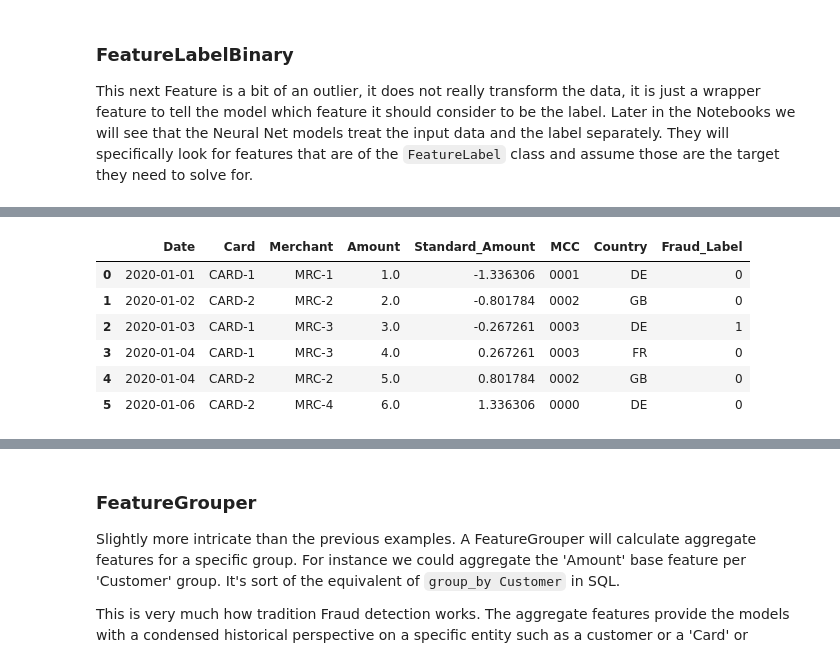
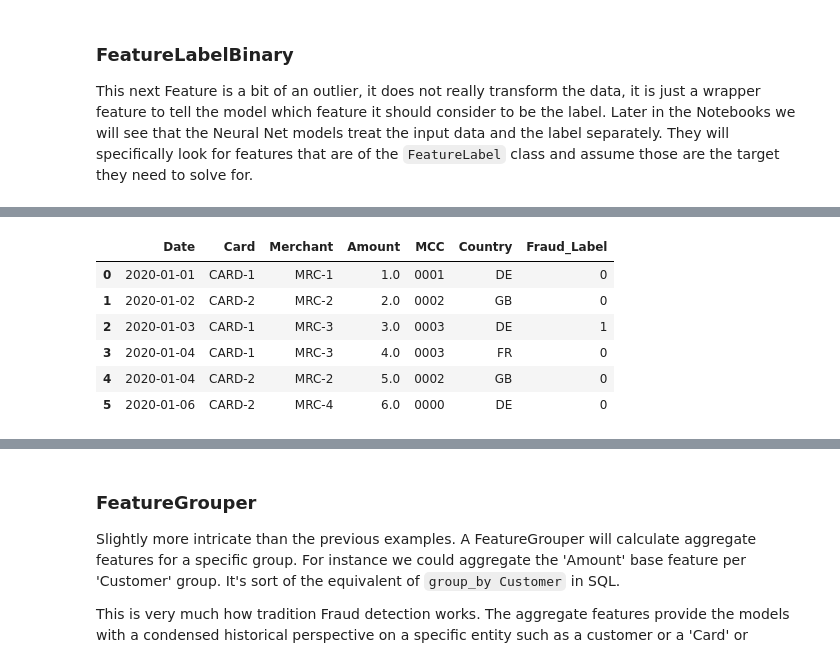
Before and after one commit to t0kk35/eng1n3, a Jupyter notebook: notebooks/01_Intro_into_features.ipynb, the cells around one changed output, grey strips where cells are left out. Saved outputs shown, nothing was run; the diff lists cells and outputs as text; code cells hidden in the pictures.

```diff
--- a/notebooks/01_Intro_into_features.ipynb
+++ b/notebooks/01_Intro_into_features.ipynb
@@ -720,7 +720,7 @@ fraudlabel = ft.FeatureLabelBinary(
     fraud                    # The base feature we want to consider the label.
 )
 
-td = ft.TensorDefinition('Features', [date, card, merchant, amount, standard, mcc, country, fraudlabel])
+td = ft.TensorDefinition('Features', [date, card, merchant, amount, mcc, country, fraudlabel])
 
 with en.EnginePandas(num_threads=1) as e:
     df = e.df_from_csv(td, file, inference=False)
@@ -736,10 +735,10 @@ df
-|  | Date | Card | Merchant | Amount | Standard_Amount | MCC | Country | Fraud_Label |
-| 0 | 2020-01-01 | CARD-1 | MRC-1 | 1.0 | -1.336306 | 0001 | DE | 0 |
-| 1 | 2020-01-02 | CARD-2 | MRC-2 | 2.0 | -0.801784 | 0002 | GB | 0 |
-| 2 | 2020-01-03 | CARD-1 | MRC-3 | 3.0 | -0.267261 | 0003 | DE | 1 |
-| 3 | 2020-01-04 | CARD-1 | MRC-3 | 4.0 | 0.267261 | 0003 | FR | 0 |
-| 4 | 2020-01-04 | CARD-2 | MRC-2 | 5.0 | 0.801784 | 0002 | GB | 0 |
-| 5 | 2020-01-06 | CARD-2 | MRC-4 | 6.0 | 1.336306 | 0000 | DE | 0 |
+|  | Date | Card | Merchant | Amount | MCC | Country | Fraud_Label |
+| 0 | 2020-01-01 | CARD-1 | MRC-1 | 1.0 | 0001 | DE | 0 |
+| 1 | 2020-01-02 | CARD-2 | MRC-2 | 2.0 | 0002 | GB | 0 |
+| 2 | 2020-01-03 | CARD-1 | MRC-3 | 3.0 | 0003 | DE | 1 |
+| 3 | 2020-01-04 | CARD-1 | MRC-3 | 4.0 | 0003 | FR | 0 |
+| 4 | 2020-01-04 | CARD-2 | MRC-2 | 5.0 | 0002 | GB | 0 |
+| 5 | 2020-01-06 | CARD-2 | MRC-4 | 6.0 | 0000 | DE | 0 |
 # %%
 df.dtypes
 # %% [output]
```
Also changed, not shown: parts of 22 cells of this notebook, 2 other files.
